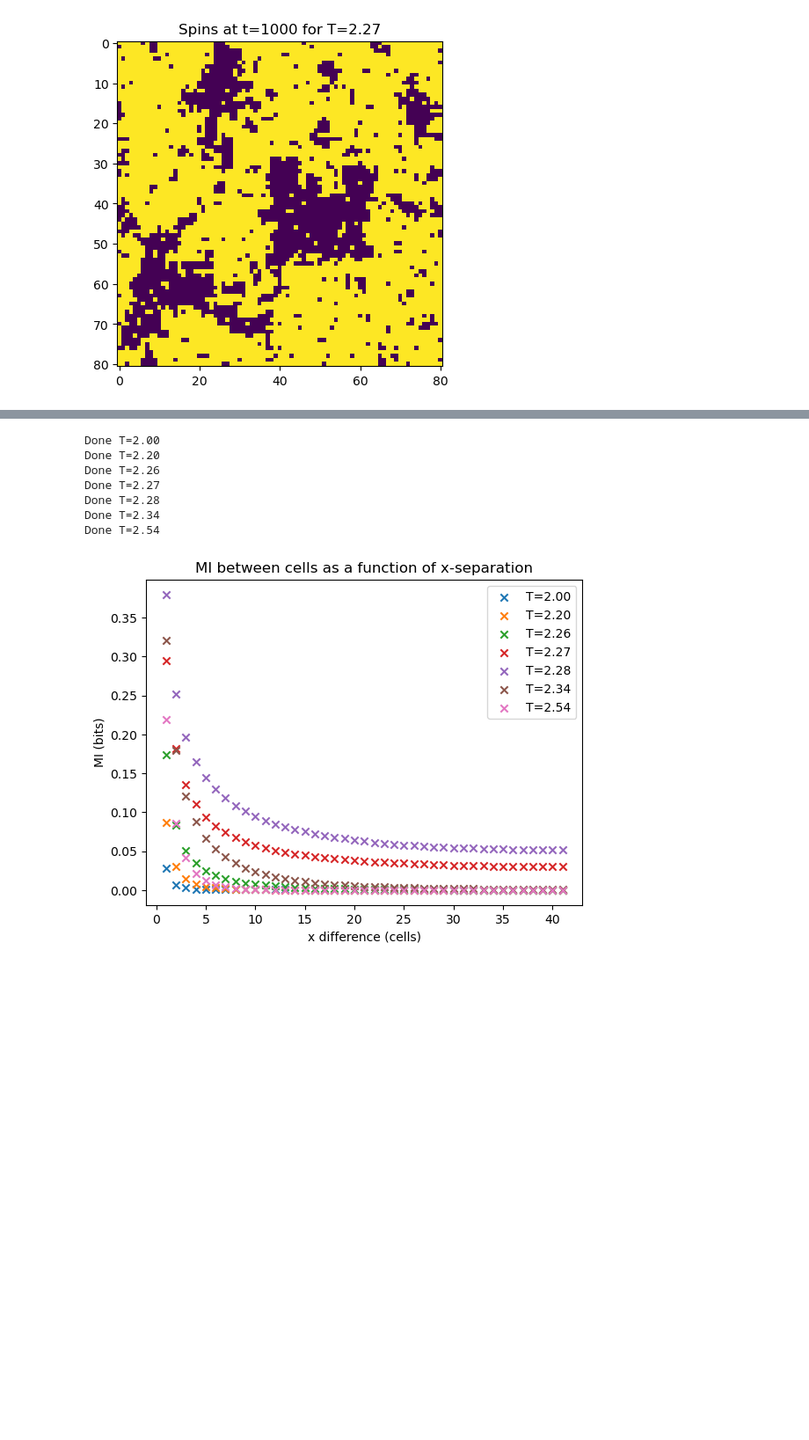
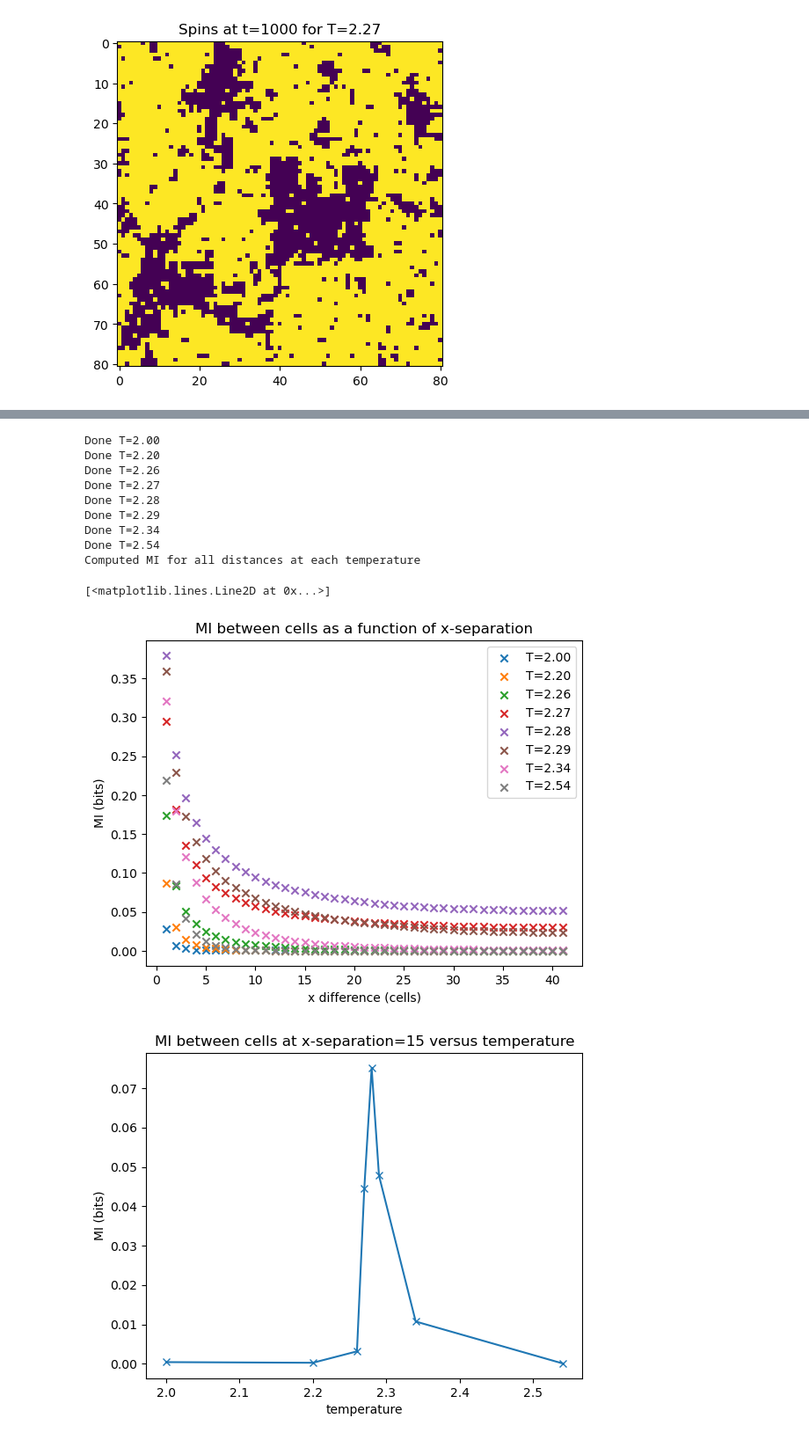
Before and after one commit to jlizier/jidt, a Jupyter notebook: course/Module08-InfoTheoryAndSelfOrganisation/Ising/IsingSampleAnalyses.ipynb, the cells around one changed output, grey strips where cells are left out. Shown at 88% size. Drawn from its saved outputs; the diff is of its cells as text; code cells hidden in the pictures; blank space fills up the shorter version.

Commit message:
Updated the Ising model example in the course

```diff
--- a/course/Module08-InfoTheoryAndSelfOrganisation/Ising/IsingSampleAnalyses.ipynb
+++ b/course/Module08-InfoTheoryAndSelfOrganisation/Ising/IsingSampleAnalyses.ipynb
@@ -46,12 +62,11 @@ The script also examines how this changes with temperature, to explore the phase
 # %%
-# Now compute and plot MI vs x-separation for each temp:
-plt.figure();
+# Compute MI vs x-separation for each temp:
+misVsXDist = numpy.zeros((tempsToExamine.size, math.ceil(modelSize/2)));
 for ti in range(tempsToExamine.size):
-    labels.append('T=%.2f' % tempsToExamine[ti]);
-
     # 0. Load/prepare the data:
-    dataRaw = readIntsFile.readIntsFile('/home/joseph/TeachingPlayground/CSYS5030/Week8/Ising/spins-%.2f.txt' % tempsToExamine[ti])
+    dataRaw = readIntsFile.readIntsFile(filenameTemplate % tempsToExamine[ti])
     data = numpy.array(dataRaw)
+    timeSteps = data.shape[0];
 
     # Let's reshape the data so it's easier to work with
     dataInLayout = numpy.zeros((timeSteps, modelSize, modelSize), dtype=int);
@@ -59,7 +74,6 @@ for ti in range(tempsToExamine.size):
         # This reshapes in a transposed fashion to Matlab, but that doesn't matter for our purposes
         dataInLayout[t,:,:] = numpy.reshape(data[t,:], (modelSize, modelSize));
 
-    misVsXDist = numpy.zeros(math.ceil(modelSize/2));
     # 1. Construct the calculator:
     calcClass = JPackage("infodynamics.measures.discrete").MutualInformationCalculatorDiscrete
     calc = calcClass(2, 2, 0)
@@ -77,20 +91,38 @@ for ti in range(tempsToExamine.size):
                 calc.addObservations(JArray(JInt, 1)(source.tolist()), JArray(JInt, 1)(destination.tolist()));
         # 5. Compute the estimate:
         # Note that we're placing the MI for xDiff in array index xDiff-1. Will correct this when plotting (below)
-        misVsXDist[xDiff-1] = calc.computeAverageLocalOfObservations();
-    # Add MI vs distance for this temperature:
-    plt.scatter(range(1,math.ceil(modelSize/2)+1), misVsXDist, marker='x', label='T=%.2f' % tempsToExamine[ti])
+        misVsXDist[ti, xDiff-1] = calc.computeAverageLocalOfObservations();
     print('Done T=%.2f' % tempsToExamine[ti])
-plt.legend();
-plt.title('MI between cells as a function of x-separation');
-plt.ylabel('MI (bits)');
-plt.xlabel('x difference (cells)');
+print('Computed MI for all distances at each temperature')
 # %% [output]
 Done T=2.00
 Done T=2.20
 Done T=2.26
 Done T=2.27
 Done T=2.28
+Done T=2.29
 Done T=2.34
 Done T=2.54
+Computed MI for all distances at each temperature
-[figure, removed]
+# %%
+# Plot MI vs x-separation for each temp:plt.figure();
+plt.figure();
+for ti in range(tempsToExamine.size):
+    # Add MI vs distance for this temperature:
+    plt.scatter(range(1,math.ceil(modelSize/2)+1), misVsXDist[ti,], marker='x', label='T=%.2f' % tempsToExamine[ti])
+plt.legend();
+plt.title('MI between cells as a function of x-separation');
+plt.ylabel('MI (bits)');
+plt.xlabel('x difference (cells)');
+
+# And plot MI vs temp for one sample distance:
+distance = 15;
+plt.figure();
+plt.title('MI between cells at x-separation=%d versus temperature' % distance);
+plt.ylabel('MI (bits)');
+plt.xlabel('temperature');
+plt.plot(tempsToExamine, misVsXDist[:,distance-1], marker='x')
+# %% [output]
+[<matplotlib.lines.Line2D at 0x...>]
+[figure, added]
+[figure, added]
```
Also changed, not shown: parts of 6 cells of this notebook, 2 other files.
